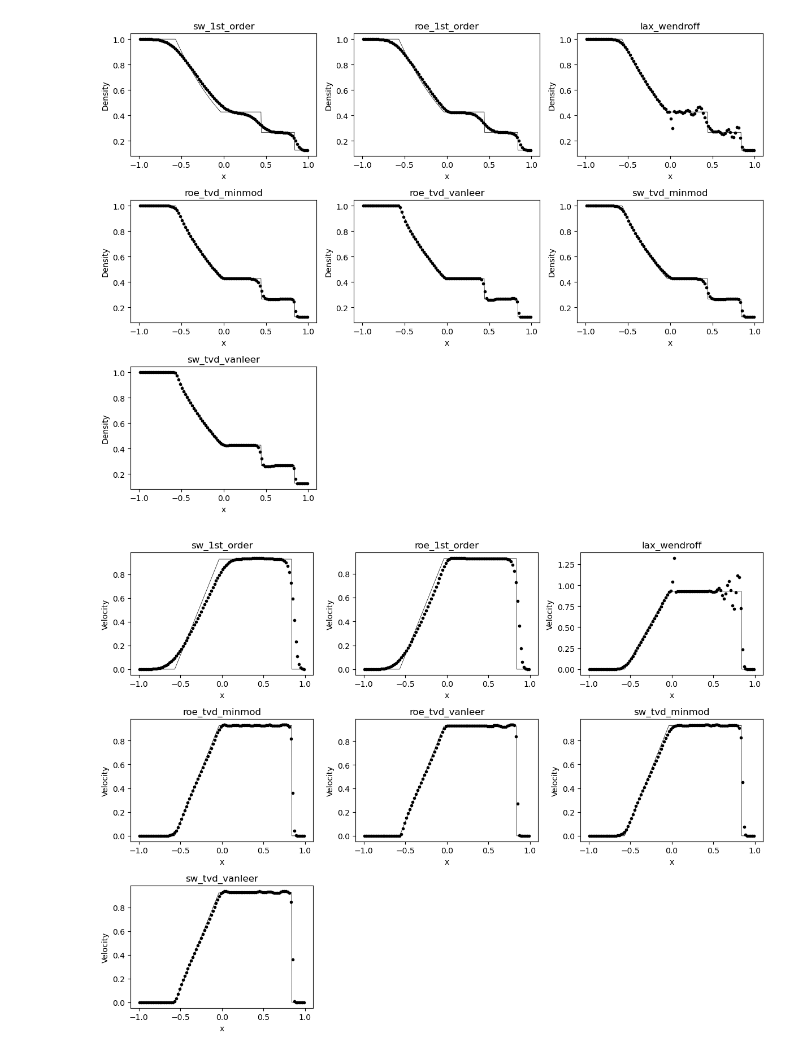
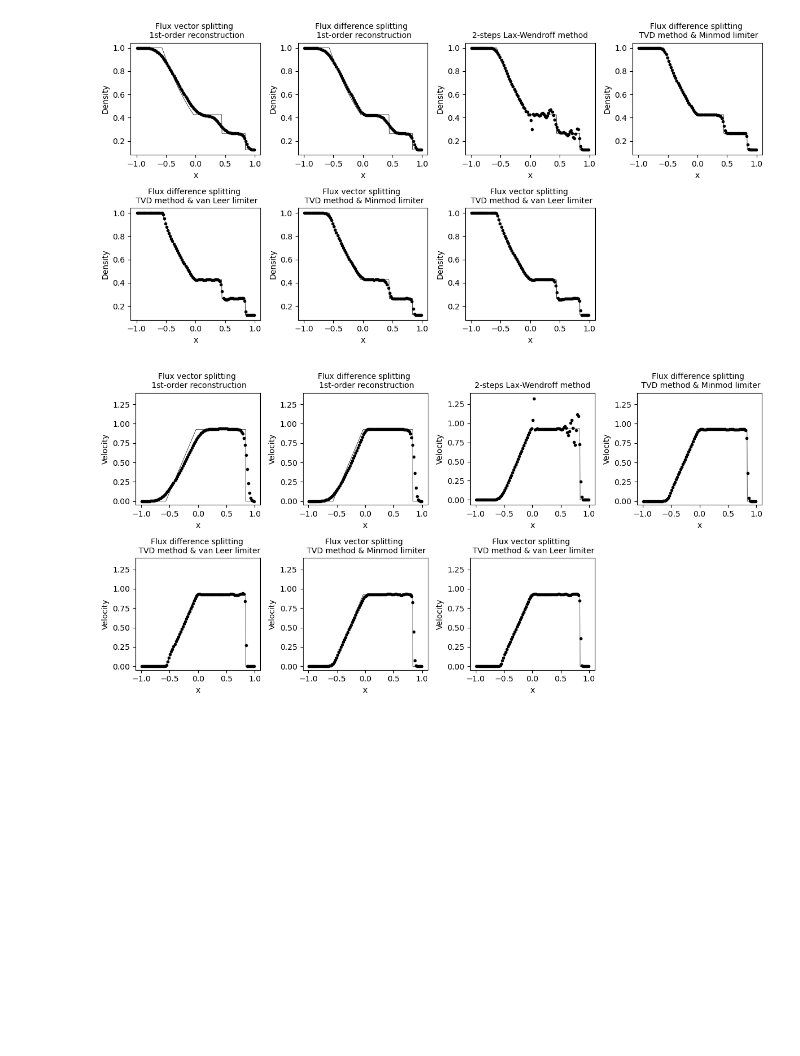
Before and after one commit to shohirose/basic-cfd3, a Jupyter notebook: plot.ipynb, the cells around one changed output. Drawn from its saved outputs; the diff is of its cells as text; code cells hidden in the pictures; blank space fills up the shorter version.

Commit message:
Add figures for TVD methods

```diff
--- a/plot.ipynb
+++ b/plot.ipynb
@@ -10,43 +10,57 @@ def loadtxt(file: Path) -> np.ndarray:
         raise FileNotFoundError(f"File not found: {file}")
     return np.loadtxt(file)
 
-def plot(ax: plt.Axes, dir: Path, filename:str, ylabel: str, case: str) -> None:
+def plot(ax: plt.Axes, dir: Path, filename:str, ylabel: str, title: str) -> None:
     y = loadtxt(dir / Path(filename))
     x = loadtxt(dir / Path("x.txt"))
 
     ax.plot(x, y, 'k.')
     ax.set_xlabel("x")
     ax.set_ylabel(ylabel)
-    ax.set_title(case)
+    ax.set_title(title, fontsize=10)
 # %%
 simulators = ["sw_1st_order", "roe_1st_order", "lax_wendroff", "roe_tvd_minmod", "roe_tvd_vanleer",
     "sw_tvd_minmod", "sw_tvd_vanleer"]
+titles = [
+    "Flux vector splitting \n 1st-order reconstruction",
+    "Flux difference splitting \n 1st-order reconstruction",
+    "2-steps Lax-Wendroff method",
+    "Flux difference splitting \n TVD method & Minmod limiter",
+    "Flux difference splitting \n TVD method & van Leer limiter",
+    "Flux vector splitting \n TVD method & Minmod limiter",
+    "Flux vector splitting \n TVD method & van Leer limiter"
+]
 
 rho_exact = np.loadtxt("exact_solution/rho.txt")
 u_exact = np.loadtxt("exact_solution/u.txt")
 p_exact = np.loadtxt("exact_solution/p.txt")
 x_exact = np.loadtxt("exact_solution/x.txt")
 
-fig1 = plt.figure(figsize=(12, 9))
-for i, simulator in enumerate(simulators, 1):
-    ax = fig1.add_subplot(3, 3, i)
+fig1 = plt.figure(figsize=(12, 6))
+for i, (simulator, title) in enumerate(zip(simulators, titles), 1):
+    ax = fig1.add_subplot(2, 4, i)
     ax.plot(x_exact, rho_exact, 'k-', linewidth=0.5)
-    plot(ax, Path(f"result/{simulator}"), "rho.txt", "Density", simulator)
+    plot(ax, Path(f"result/{simulator}"), "rho.txt", "Density", title)
 fig1.tight_layout()
 
-fig2 = plt.figure(figsize=(12, 9))
-for i, simulator in enumerate(simulators, 1):
-    ax = fig2.add_subplot(3, 3, i)
+fig2 = plt.figure(figsize=(12, 6))
+for i, (simulator, title) in enumerate(zip(simulators, titles), 1):
+    ax = fig2.add_subplot(2, 4, i)
     ax.plot(x_exact, u_exact, 'k-', linewidth=0.5)
-    plot(ax, Path(f"result/{simulator}"), "u.txt", "Velocity", simulator)
+    plot(ax, Path(f"result/{simulator}"), "u.txt", "Velocity", title)
+    ax.set_ylim(top=1.4)
 fig2.tight_layout()
 
-fig3 = plt.figure(figsize=(12, 9))
-for i, simulator in enumerate(simulators, 1):
-    ax = fig3.add_subplot(3, 3, i)
+fig3 = plt.figure(figsize=(12, 6))
+for i, (simulator, title) in enumerate(zip(simulators, titles), 1):
+    ax = fig3.add_subplot(2, 4, i)
     ax.plot(x_exact, p_exact, 'k-', linewidth=0.5)
-    plot(ax, Path(f"result/{simulator}"), "p.txt", "Pressure", simulator)
+    plot(ax, Path(f"result/{simulator}"), "p.txt", "Pressure", title)
 fig3.tight_layout()
+
+fig1.savefig("density.png")
+fig2.savefig("velocity.png")
+fig3.savefig("pressure.png")
 # %% [output]
-[figure, old version]
+[figure, new version]
-[figure, old version]
+[figure, new version]
```
Also changed, not shown: parts of 1 cell of this notebook.
